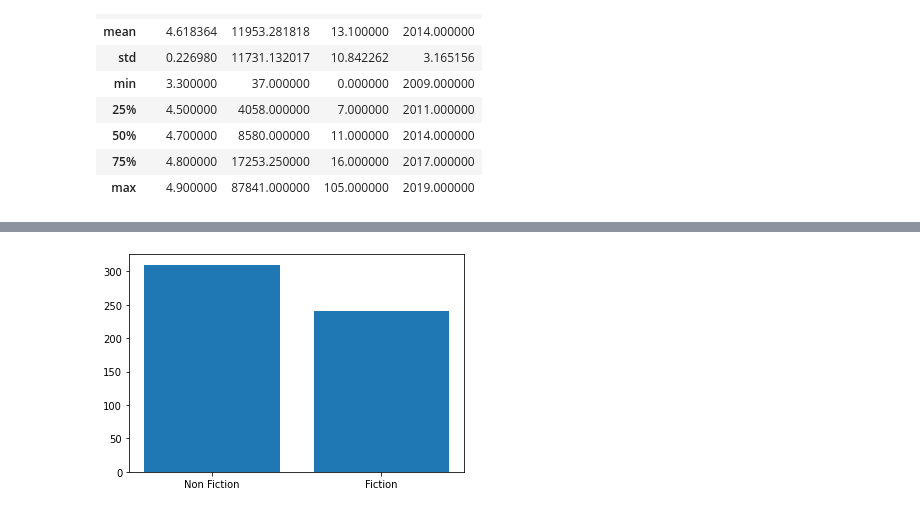
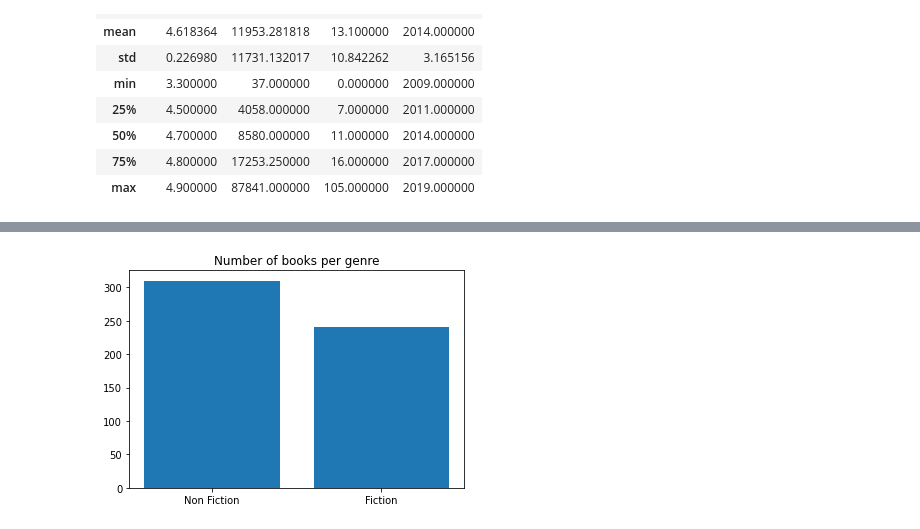
Before and after one commit to acrulopez/Analysis-Amazon-Top-50-Bestselling-Books-2009-2019, a Jupyter notebook: Analysis_Amazon_Top_50_Bestselling_Books_2009_2019_.ipynb, the cells around one changed output, grey strips where cells are left out. Saved outputs shown, nothing was run; the diff lists cells and outputs as text; code cells hidden in the pictures.

Commit message:
Description and initial plots

```diff
--- a/Analysis_Amazon_Top_50_Bestselling_Books_2009_2019_.ipynb
+++ b/Analysis_Amazon_Top_50_Bestselling_Books_2009_2019_.ipynb
@@ -52,5 +102,6 @@ df.describe()
 # %%
 plt.bar(df['Genre'].value_counts().index, df['Genre'].value_counts())
+plt.title("Number of books per genre")
 plt.show()
 # %% [output]
-[figure, old version]
+[figure, new version]
```
Also changed, not shown: parts of 8 cells of this notebook.
